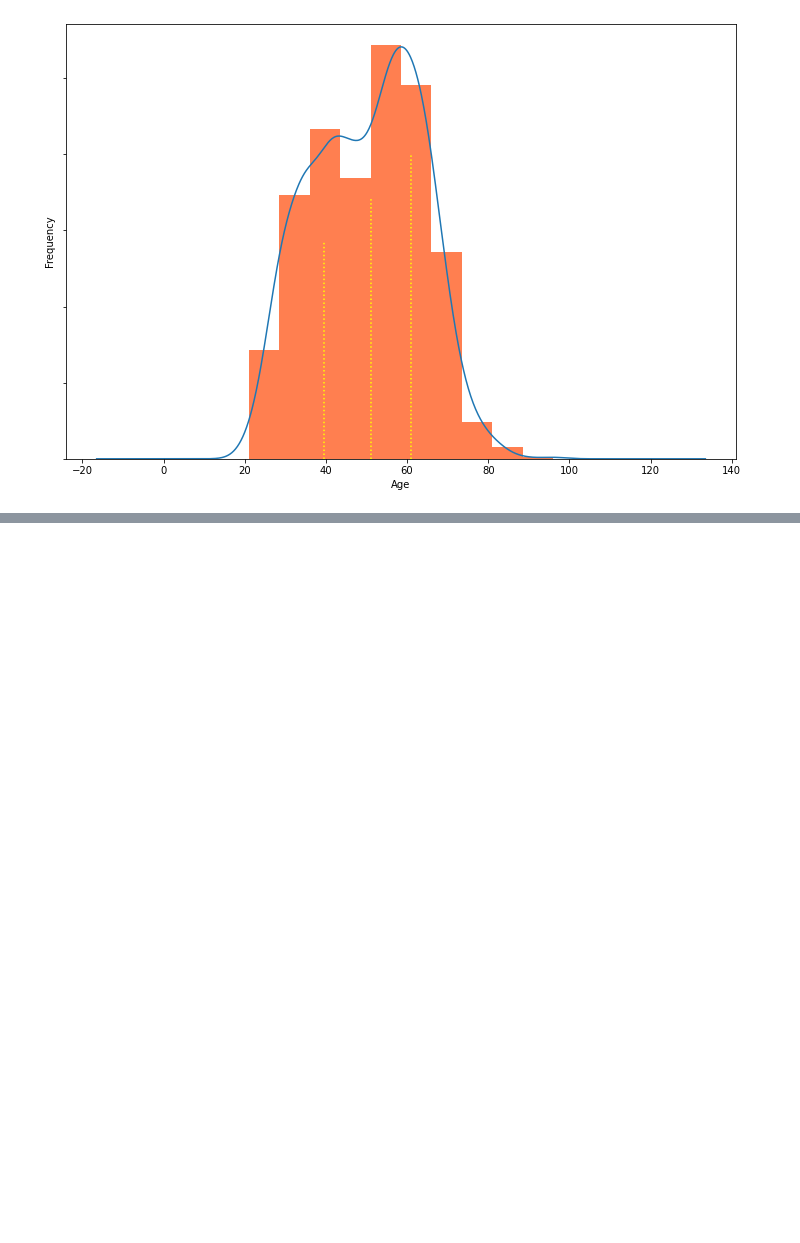
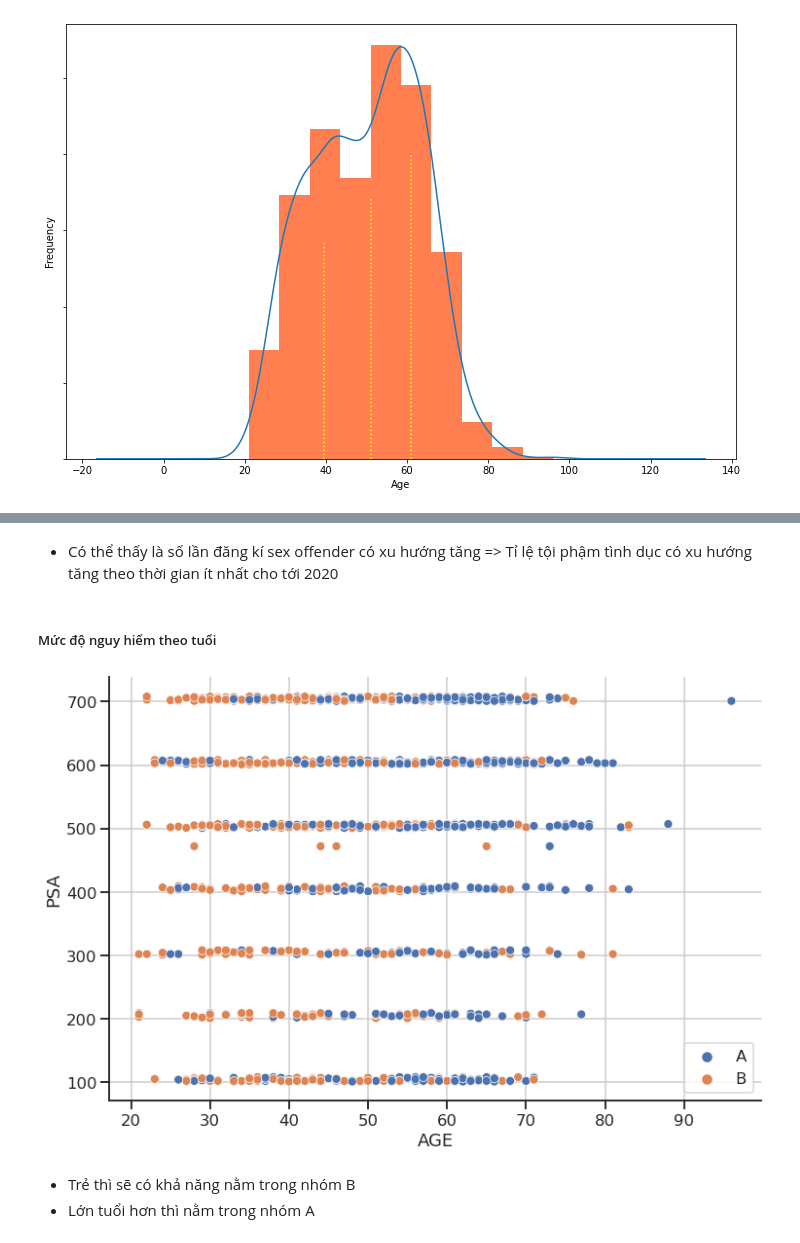
Before and after one commit to Truong1311/FinalProject_LTCKHDL, a Jupyter notebook: Sang.ipynb, the cells around one changed output, grey strips where cells are left out. Drawn from its saved outputs; the diff is of its cells as text; code cells hidden in the pictures; blank space fills up the shorter version.

```diff
--- a/Sang.ipynb
+++ b/Sang.ipynb
@@ -321,0 +320,17 @@ plt.show()
+# %% [markdown]
+* Có thể  thấy là số lần đăng kí sex offender có xu hướng tăng => Tỉ lệ tội phậm tình dục có xu hướng tăng theo thời gian ít nhất cho tới 2020
+# %% [markdown]
+##### Mức độ nguy hiểm theo tuổi
+# %%
+import seaborn as sns
+fig,ax=plt.subplots(figsize=(12,8))
+sns.set(style='ticks', context='talk')
+sns.scatterplot(data=data_df,x='AGE',y='PSA',hue='MAXCLASSIFICATION',x_bins=10,y_jitter=10)
+ax.legend()
+ax.grid(True)
+sns.despine()
+# %% [output]
+[figure, added]
+# %% [markdown]
+* Trẻ thì sẽ có khả năng nằm trong nhóm B
+* Lớn tuổi hơn thì nằm trong nhóm A
```
Also changed, not shown: parts of 9 cells of this notebook.
